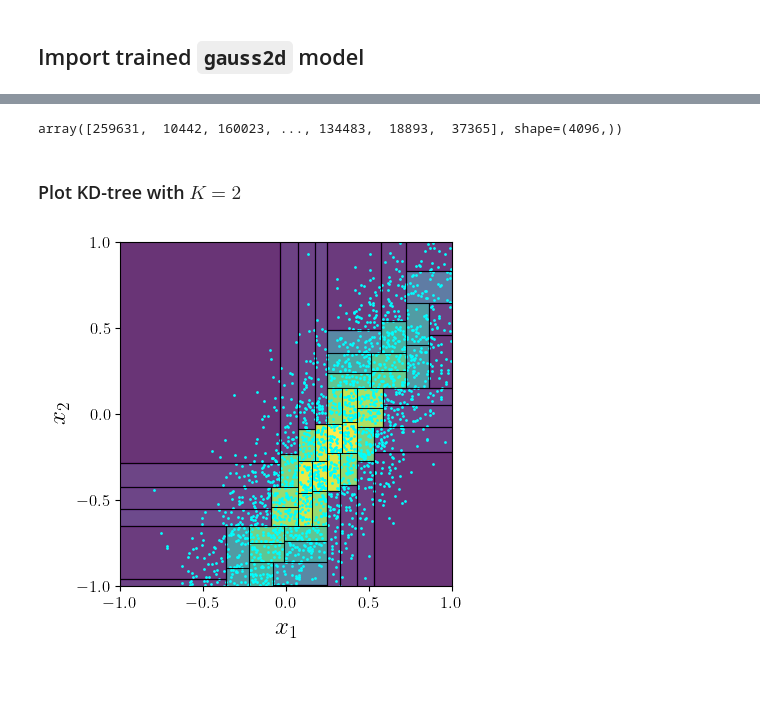
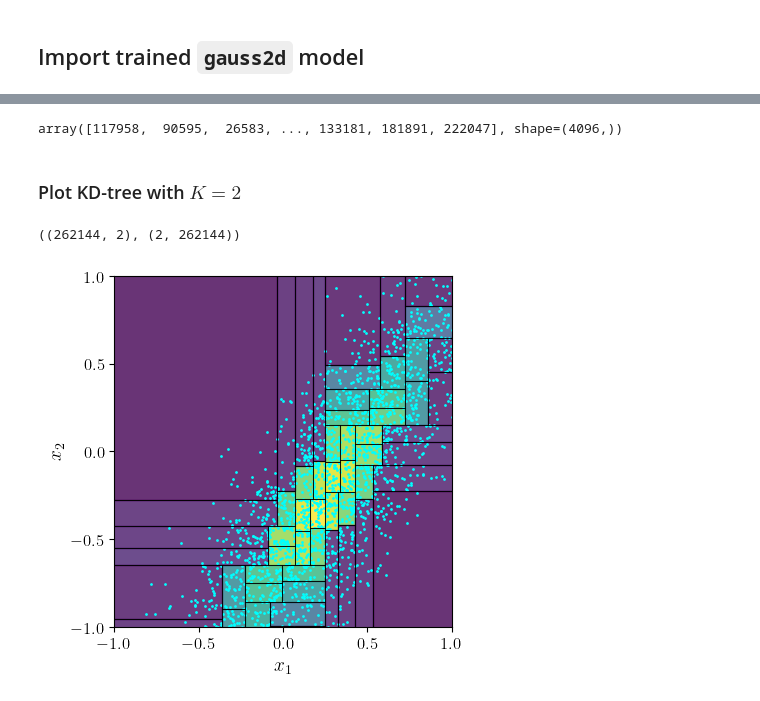
Before and after one commit to hbprosper/mlinphysics, a Jupyter notebook: Labs/03.ClosureTest/code/tutorial_closure_test.ipynb, the cells around one changed output, grey strips where cells are left out. Saved outputs shown, nothing was run; the diff lists cells and outputs as text; code cells hidden in the pictures.

```diff
--- a/Labs/03.ClosureTest/code/tutorial_closure_test.ipynb
+++ b/Labs/03.ClosureTest/code/tutorial_closure_test.ipynb
@@ -57,12 +85,14 @@ import mlinphysics.nn as mlp
 import mlinphysics.utils.data as dat
 import mlinphysics.utils.kdtree as kdt
 
+# module for shell utilities
+import shutil
+
 # update fonts
 FONTSIZE = 12
 plt.rcParams.update({
-    "text.usetex": True, # turn OFF if the system can't find LaTex
+    "text.usetex": shutil.which('latex') is not None,
     "font.family": "sans-serif",
-    "font.sans-serif": "Helvetica",
     "font.size": FONTSIZE
 })
 # %% [markdown]
@@ -181,23 +186,15 @@ A `leaf` of a `KDTree` object has the following attributes:
 # %%
-importlib.reload(kdt) # reload module kdt if this cell is re-executed
-
 # Note: the leaf size (that is, the number of points within leaf) will
 # be exactly equal to the desired leaf size if we choose the number
 # of signal points and the leaf size to be powers of 2.
 
-# use a subset of the signal sample with sample size equal to a power of 2
-# closest power of 2 s.t. signal_size <= len(signal)
-if generate_signal:
-    sig = signal # size is already a power of 2
-else:
-    # isolate signal (2**m = K => m = log(K) / log(2))
-    m = int(np.floor(np.log(len(signal))/np.log(2)))
-    signal_size = 2**m
+m = 18
+signal_size = 2**m
+leaf_size   = 2**(m-6)
 
-    # make the desired leaf count also a power of 2
-    leaf_size = 2**(m-6)
-
-    sig = signal[:signal_size]
+# generate points
+sig = fexact.rv1.rvs(signal_size, random_state=rng)
+print(f'number of signal points: {len(sig):10d}')
 
 # build the 2D-tree using the "sig" sample
 tree = kdt.KDTree(sig, leaf_size=leaf_size, store_nodeinfo=True)
@@ -210,7 +207,6 @@ print()
 
 print('leaf with highest density')
 print(leaves[0])
-print()
 
 print('leaf with lowest density')
 print(leaves[-1])
@@ -270,11 +254,12 @@ if check:
-# %%
-leaves[0].indices
-# %% [output]
-array([259631,  10442, 160023, ..., 134483,  18893,  37365], shape=(4096,))
+# %%
+# indices gives the indices of the points in the given leaf.
+leaves[0].indices
+# %% [output]
+array([117958,  90595,  26583, ..., 133181, 181891, 222047], shape=(4096,))
 # %% [markdown]
 ### Plot KD-tree with $K = 2$
 # %%
-def plot_2dtree(leaves, points,
+def plot_2dtree(leaves, data,
                 filename='2dtree.png',
                 xmin=-1, xmax=1, ymin=-1, ymax=1,
                 fgsize=(4.5, 4.4)):
@@ -293,8 +278,8 @@ def plot_2dtree(leaves, points,
     ax.set_xticks(tickmarks)
     ax.set_yticks(tickmarks)
 
-    ax.set_xlabel('$x_1$', fontsize=18)
-    ax.set_ylabel('$x_2$', fontsize=18)
+    ax.set_xlabel('$x_1$', fontsize=14)
+    ax.set_ylabel('$x_2$', fontsize=14)
 
     # normalize probability densities to interval [0, 1]
     # so that each density corresponds to a color
@@ -324,18 +309,20 @@ def plot_2dtree(leaves, points,
         ax.plot((xmax, xmin), (ymax, ymax), color='black', linewidth=0.5)
         ax.plot((xmin, xmin), (ymax, ymin), color='black', linewidth=0.5)
 
-    # plot points
-    x = points[:, 0]
-    y = points[:, 1]
-    ax.scatter(x, y, s=1, color='cyan')
+    # plot points (*data is equivalent to data[0], data[1])
+    ax.scatter(*data, s=1, color='cyan')
 
     fig.tight_layout()
 
     plt.savefig(filename)
     plt.show()
+# %%
+sig.shape, sig.T.shape
+# %% [output]
+((262144, 2), (2, 262144))
 # %%
 K = 2500
-plot_2dtree(leaves, signal[:K])
+plot_2dtree(leaves, sig[:K].T)
 # %% [output]
-[figure, old version]
+[figure, new version]
 # %% [markdown]
```
Also changed, not shown: parts of 36 cells of this notebook, 2 other files.
